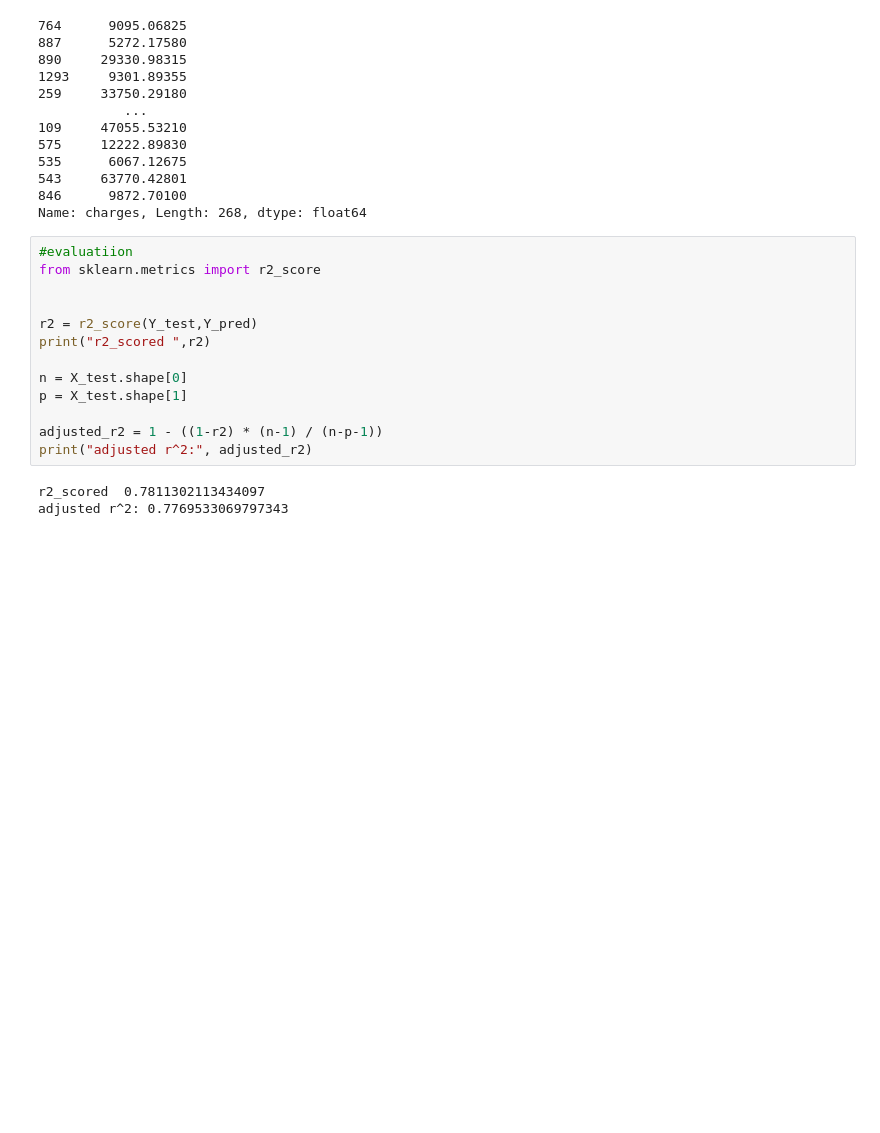
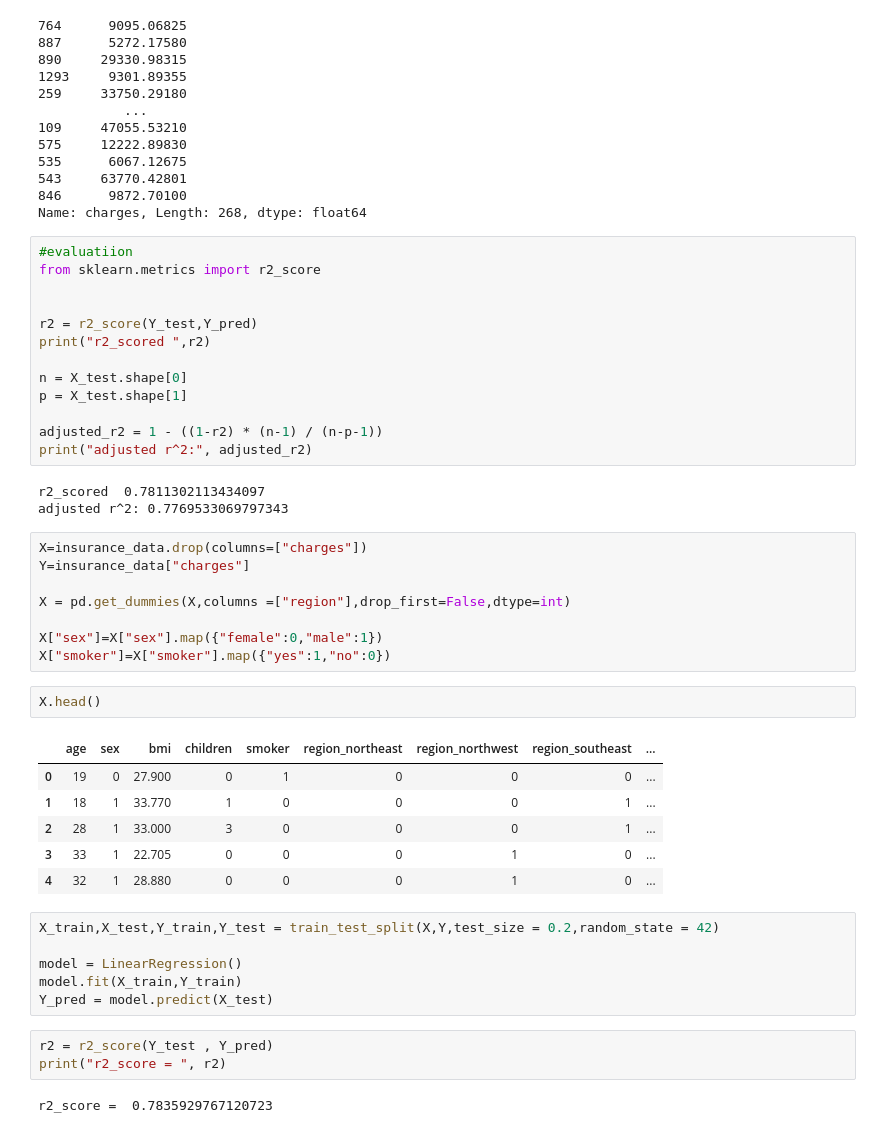
Before and after one commit to Prithvikatkar17/AIML, a Jupyter notebook: 11_ML/01_linear_regression.ipynb, the cells around one changed output. Saved outputs shown, nothing was run; the diff lists cells and outputs as text; blank space fills up the shorter version.

```diff
--- a/11_ML/01_linear_regression.ipynb
+++ b/11_ML/01_linear_regression.ipynb
@@ -113,3 +114,31 @@ print("adjusted r^2:", adjusted_r2)
 # %% [output]
 r2_scored  0.7811302113434097
 adjusted r^2: 0.7769533069797343
+# %%
+X=insurance_data.drop(columns=["charges"])
+Y=insurance_data["charges"]
+
+X = pd.get_dummies(X,columns =["region"],drop_first=False,dtype=int)
+
+X["sex"]=X["sex"].map({"female":0,"male":1})
+X["smoker"]=X["smoker"].map({"yes":1,"no":0})
+# %%
+X.head()
+# %% [output]
+|  | age | sex | bmi | children | smoker | region_northeast | region_northwest | region_southeast | ... |
+| 0 | 19 | 0 | 27.900 | 0 | 1 | 0 | 0 | 0 | ... |
+| 1 | 18 | 1 | 33.770 | 1 | 0 | 0 | 0 | 1 | ... |
+| 2 | 28 | 1 | 33.000 | 3 | 0 | 0 | 0 | 1 | ... |
+| 3 | 33 | 1 | 22.705 | 0 | 0 | 0 | 1 | 0 | ... |
+| 4 | 32 | 1 | 28.880 | 0 | 0 | 0 | 1 | 0 | ... |
+# %%
+X_train,X_test,Y_train,Y_test = train_test_split(X,Y,test_size = 0.2,random_state = 42)
+
+model = LinearRegression()
+model.fit(X_train,Y_train)
+Y_pred = model.predict(X_test)
+# %%
+r2 = r2_score(Y_test , Y_pred)
+print("r2_score = ", r2)
+# %% [output]
+r2_score =  0.7835929767120723
```
Also changed, not shown: parts of 1 cell of this notebook, 1 other file.
